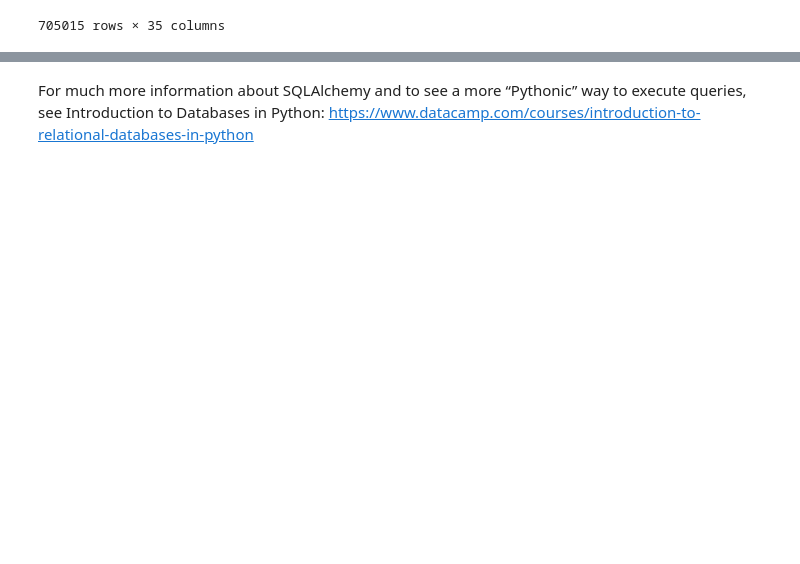
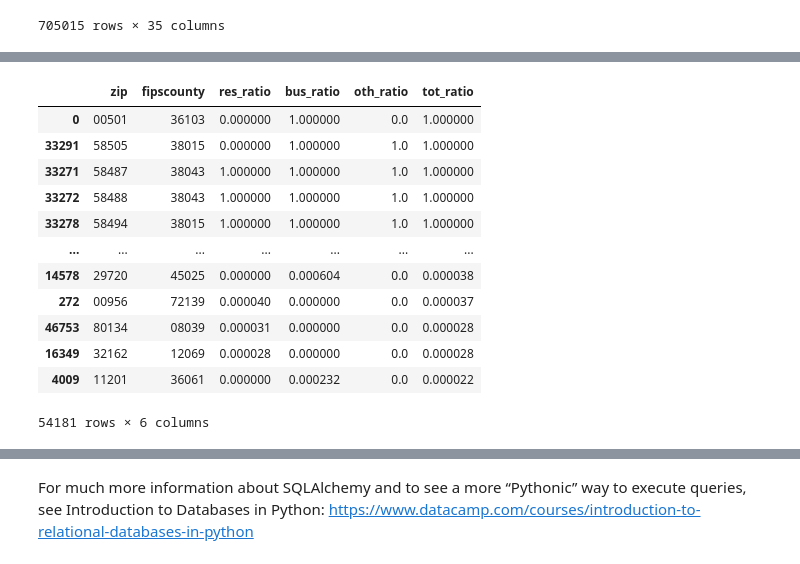
Before and after one commit to NSS-Data-Analytics-Cohort-12/prescribers-python-da12-v2-pandamore, a Jupyter notebook: notebooks/prescribers.ipynb, the cells around one changed output, grey strips where cells are left out. Cells and saved outputs as stored; diff of their text form; code cells hidden in the pictures; blank space fills up the shorter version.

```diff
--- a/notebooks/prescribers.ipynb
+++ b/notebooks/prescribers.ipynb
@@ -170,0 +152,16 @@ prescription_drug_opioid_df = prescription_drug_df[prescription_drug_df['opioid_
+# %%
+zip_fips_df_sorted
+# %% [output]
+|  | zip | fipscounty | res_ratio | bus_ratio | oth_ratio | tot_ratio |
+| 0 | 00501 | 36103 | 0.000000 | 1.000000 | 0.0 | 1.000000 |
+| 33291 | 58505 | 38015 | 0.000000 | 1.000000 | 1.0 | 1.000000 |
+| 33271 | 58487 | 38043 | 1.000000 | 1.000000 | 1.0 | 1.000000 |
+| 33272 | 58488 | 38043 | 1.000000 | 1.000000 | 1.0 | 1.000000 |
+| 33278 | 58494 | 38015 | 1.000000 | 1.000000 | 1.0 | 1.000000 |
+| ... | ... | ... | ... | ... | ... | ... |
+| 14578 | 29720 | 45025 | 0.000000 | 0.000604 | 0.0 | 0.000038 |
+| 272 | 00956 | 72139 | 0.000040 | 0.000000 | 0.0 | 0.000037 |
+| 46753 | 80134 | 08039 | 0.000031 | 0.000000 | 0.0 | 0.000028 |
+| 16349 | 32162 | 12069 | 0.000028 | 0.000000 | 0.0 | 0.000028 |
+| 4009 | 11201 | 36061 | 0.000000 | 0.000232 | 0.0 | 0.000022 |
+54181 rows × 6 columns
```
Also changed, not shown: parts of 27 cells of this notebook.
